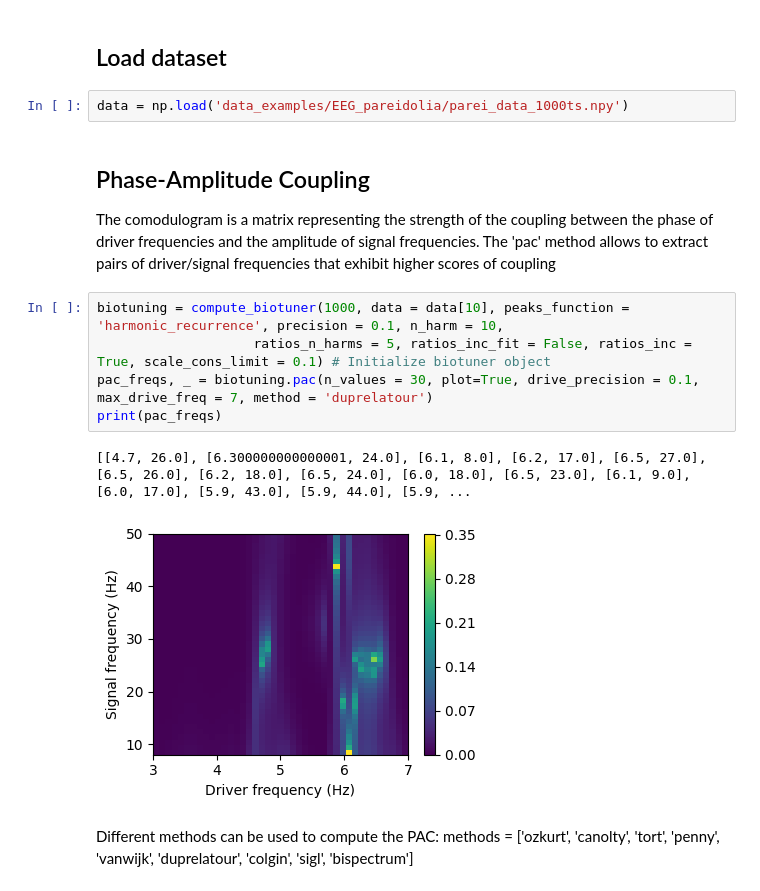
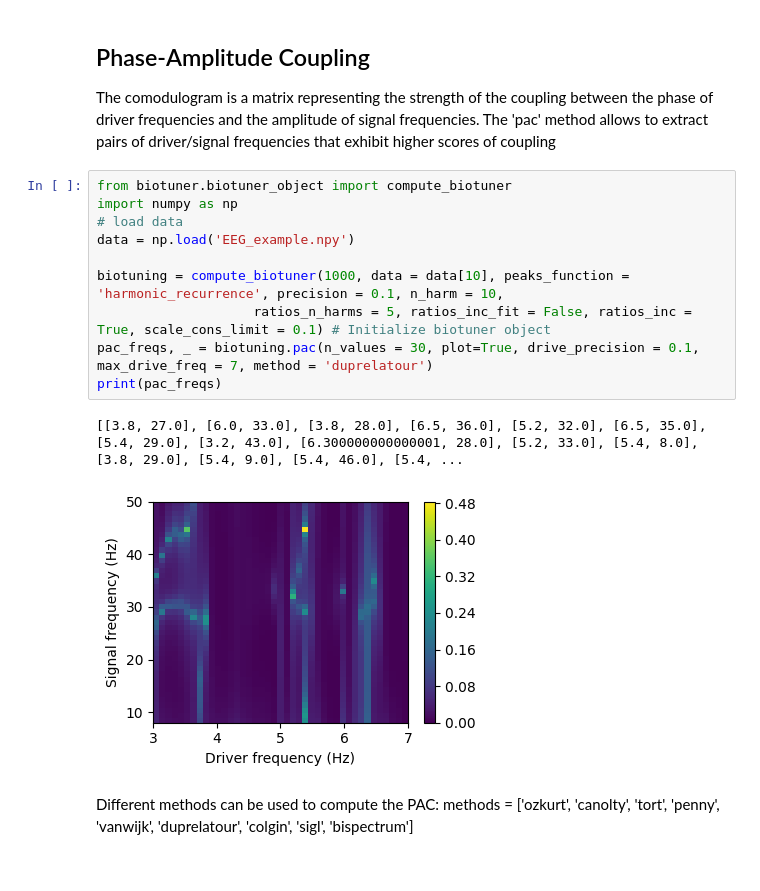
Before and after one commit to AntoineBellemare/biotuner, a Jupyter notebook: examples/biotuner_PAC.ipynb, the cells around one changed output. Drawn from its saved outputs; the diff is of its cells as text.

```diff
--- a/examples/biotuner_PAC.ipynb
+++ b/examples/biotuner_PAC.ipynb
@@ -12,19 +1,20 @@ Hello from the pygame community. https://www.pygame.org/contribute.html
-# %% [markdown]
-## Load dataset
-# %%
-data = np.load('data_examples/EEG_pareidolia/parei_data_1000ts.npy')
 # %% [markdown]
 ## Phase-Amplitude Coupling
 
 The comodulogram is a matrix representing the strength of the coupling between the phase of driver frequencies and the amplitude of signal frequencies. The 'pac' method allows to extract pairs of driver/signal frequencies that exhibit higher scores of coupling
 # %%
+from biotuner.biotuner_object import compute_biotuner
+import numpy as np
+# load data
+data = np.load('EEG_example.npy')
+
 biotuning = compute_biotuner(1000, data = data[10], peaks_function = 'harmonic_recurrence', precision = 0.1, n_harm = 10,
                     ratios_n_harms = 5, ratios_inc_fit = False, ratios_inc = True, scale_cons_limit = 0.1) # Initialize biotuner object
 pac_freqs, _ = biotuning.pac(n_values = 30, plot=True, drive_precision = 0.1, max_drive_freq = 7, method = 'duprelatour')
 print(pac_freqs)
 # %% [output]
-[[4.7, 26.0], [6.300000000000001, 24.0], [6.1, 8.0], [6.2, 17.0], [6.5, 27.0], [6.5, 26.0], [6.2, 18.0], [6.5, 24.0], [6.0, 18.0], [6.5, 23.0], [6.1, 9.0], [6.0, 17.0], [5.9, 43.0], [5.9, 44.0], [5.9, ...
+[[3.8, 27.0], [6.0, 33.0], [3.8, 28.0], [6.5, 36.0], [5.2, 32.0], [6.5, 35.0], [5.4, 29.0], [3.2, 43.0], [6.300000000000001, 28.0], [5.2, 33.0], [5.4, 8.0], [3.8, 29.0], [5.4, 9.0], [5.4, 46.0], [5.4, ...
-[figure, old version]
+[figure, new version]
 # %% [markdown]
 Different methods can be used to compute the PAC:
 methods = ['ozkurt', 'canolty', 'tort', 'penny', 'vanwijk', 'duprelatour', 'colgin',
```
Also changed, not shown: parts of 9 cells of this notebook, 4 other files.
